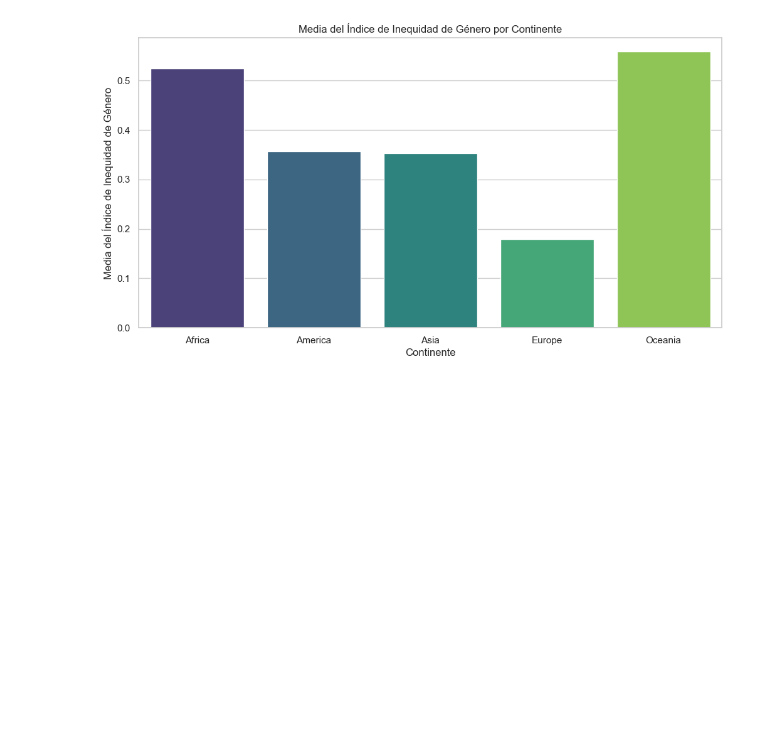
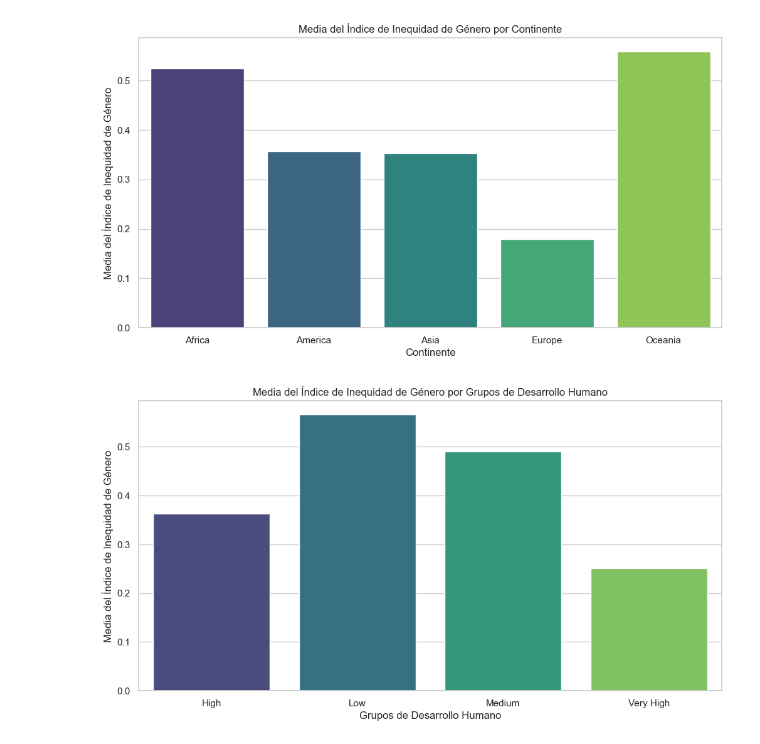
Before and after one commit to ib-frida/Gender_Inequality_Project, a Jupyter notebook: gender-inequality-project.ipynb, the cells around one changed output. Drawn from its saved outputs; the diff is of its cells as text; code cells hidden in the pictures; blank space fills up the shorter version.

Commit message:
graphs_evol

```diff
--- a/gender-inequality-project.ipynb
+++ b/gender-inequality-project.ipynb
@@ -235,0 +249,14 @@ plt.show()
+# %%
+# Calcular la media del Índice de Inequidad de Género por grupos de desarrollo humano
+hdp_groups_stats = data_clean.groupby('hdp_groups')['gii_2021'].mean().reset_index()
+
+# Crear un gráfico de barras para comparar la inequidad de género por grupos de desarrollo humano
+plt.figure(figsize=(12, 6))
+sns.barplot(x='hdp_groups', y='gii_2021', data=hdp_groups_stats, palette='viridis', hue='hdp_groups', dodge=False)
+plt.title('Media del Índice de Inequidad de Género por Grupos de Desarrollo Humano')
+plt.xlabel('Grupos de Desarrollo Humano')
+plt.ylabel('Media del Índice de Inequidad de Género')
+plt.legend([],[], frameon=False)  # Ocultar la leyenda
+plt.show()
+# %% [output]
+[figure, added]
```
Also changed, not shown: parts of 4 cells of this notebook.
